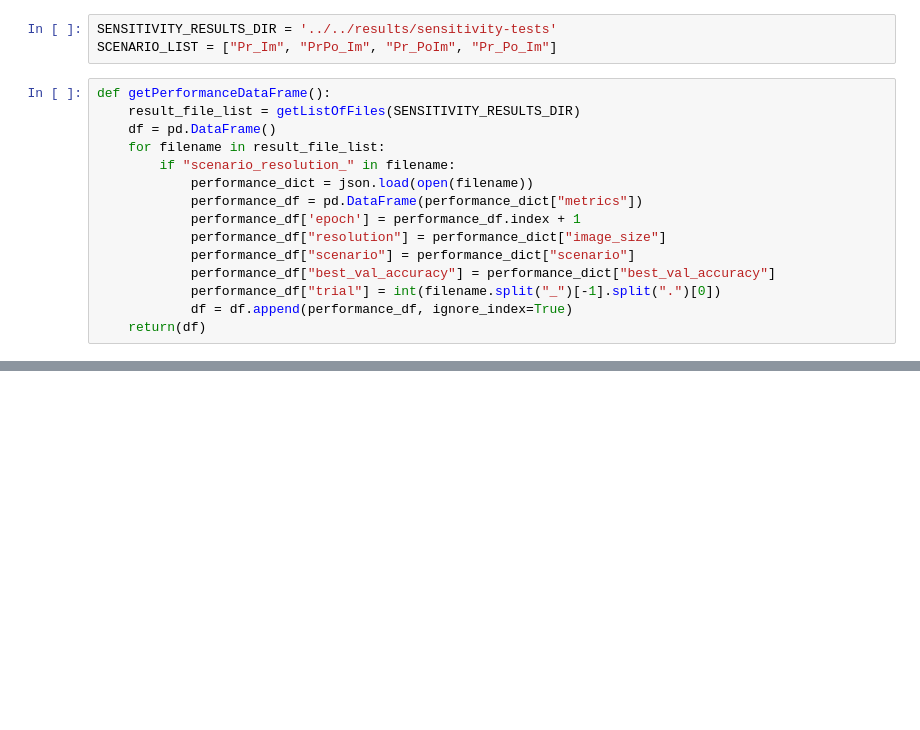
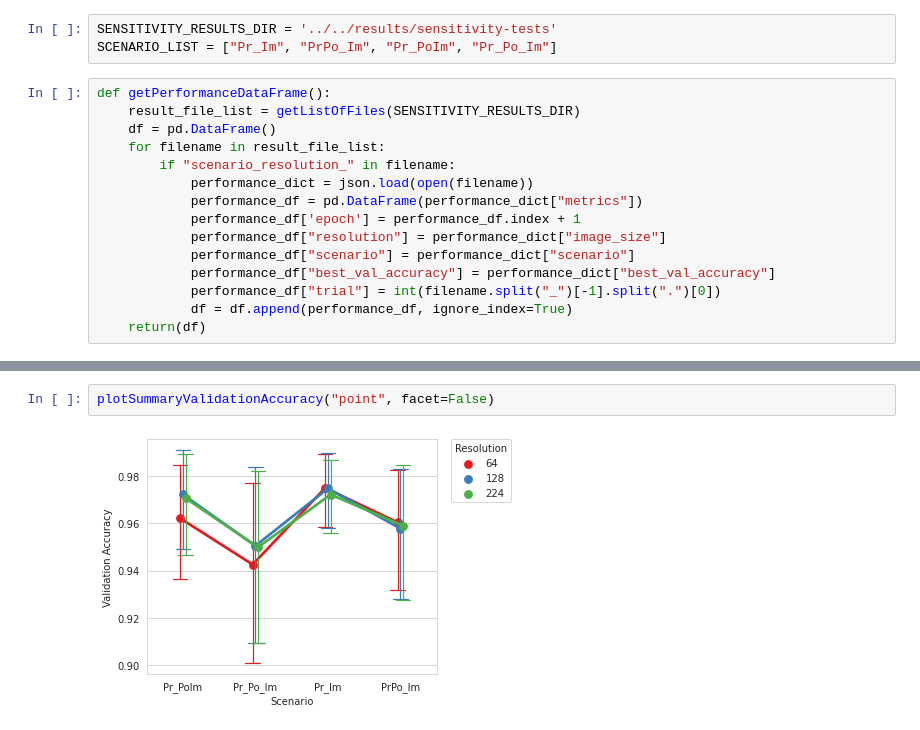
Before and after one commit to narslab/vis-inference, a Jupyter notebook: bin/jupyter/sensitivity-analysis.ipynb, the cells around one changed output, grey strips where cells are left out. Drawn from its saved outputs; the diff is of its cells as text; blank space fills up the shorter version.

```diff
--- a/bin/jupyter/sensitivity-analysis.ipynb
+++ b/bin/jupyter/sensitivity-analysis.ipynb
@@ -136,0 +172,4 @@ Ttest_indResult(statistic=-0.2687318482734897, pvalue=0.7911938250945417)
+# %%
+plotSummaryValidationAccuracy("point", facet=False)
+# %% [output]
+[figure, added]
```
Also changed, not shown: parts of 6 cells of this notebook, 24 other files.
